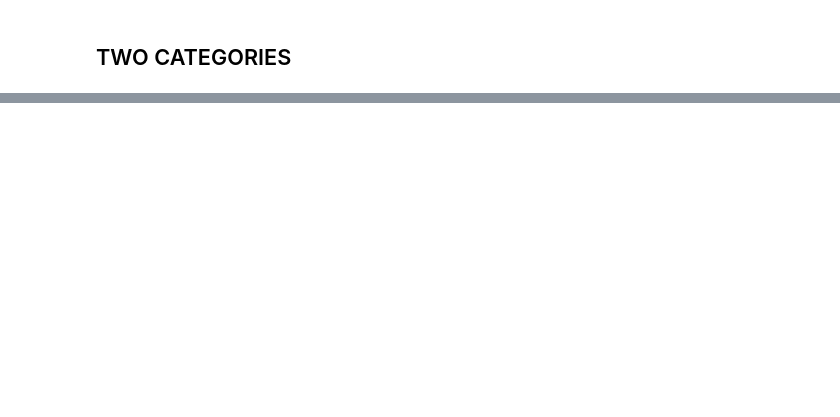
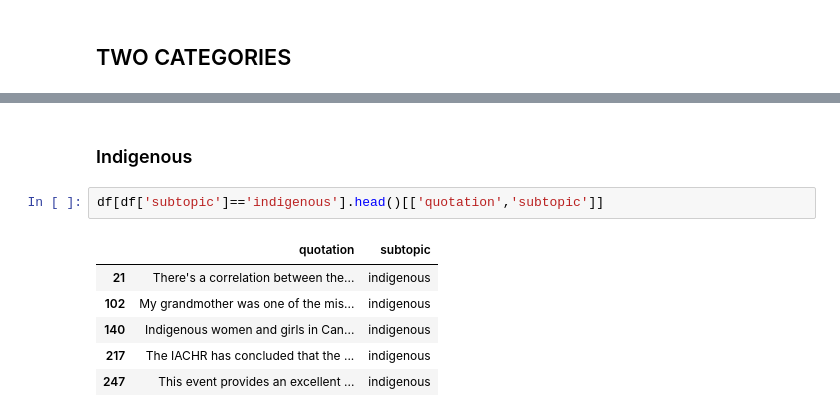
Before and after one commit to epfl-ada/ada-2021-project-concatsanddogs, a Jupyter notebook: Top_to_bottom.ipynb, the cells around one changed output, grey strips where cells are left out. Drawn from its saved outputs; the diff is of its cells as text; blank space fills up the shorter version.

```diff
--- a/Top_to_bottom.ipynb
+++ b/Top_to_bottom.ipynb
@@ -223,0 +268,11 @@ df['subtopic'].value_counts().sort_index().plot.bar(x='Target Value', y='Number
+# %% [markdown]
+### Indigenous
+# %%
+df[df['subtopic']=='indigenous'].head()[['quotation','subtopic']]
+# %% [output]
+|  | quotation | subtopic |
+| 21 | There's a correlation between the... | indigenous |
+| 102 | My grandmother was one of the mis... | indigenous |
+| 140 | Indigenous women and girls in Can... | indigenous |
+| 217 | The IACHR has concluded that the ... | indigenous |
+| 247 | This event provides an excellent ... | indigenous |
```
Also changed, not shown: parts of 12 cells of this notebook.
